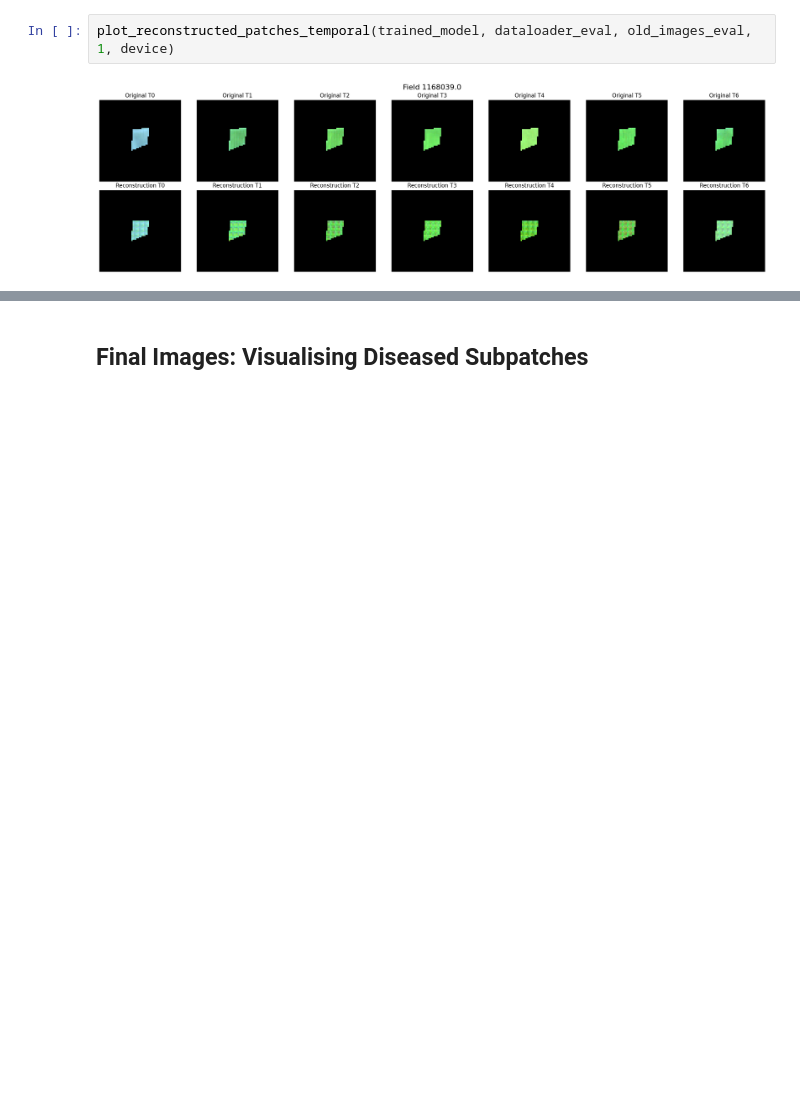
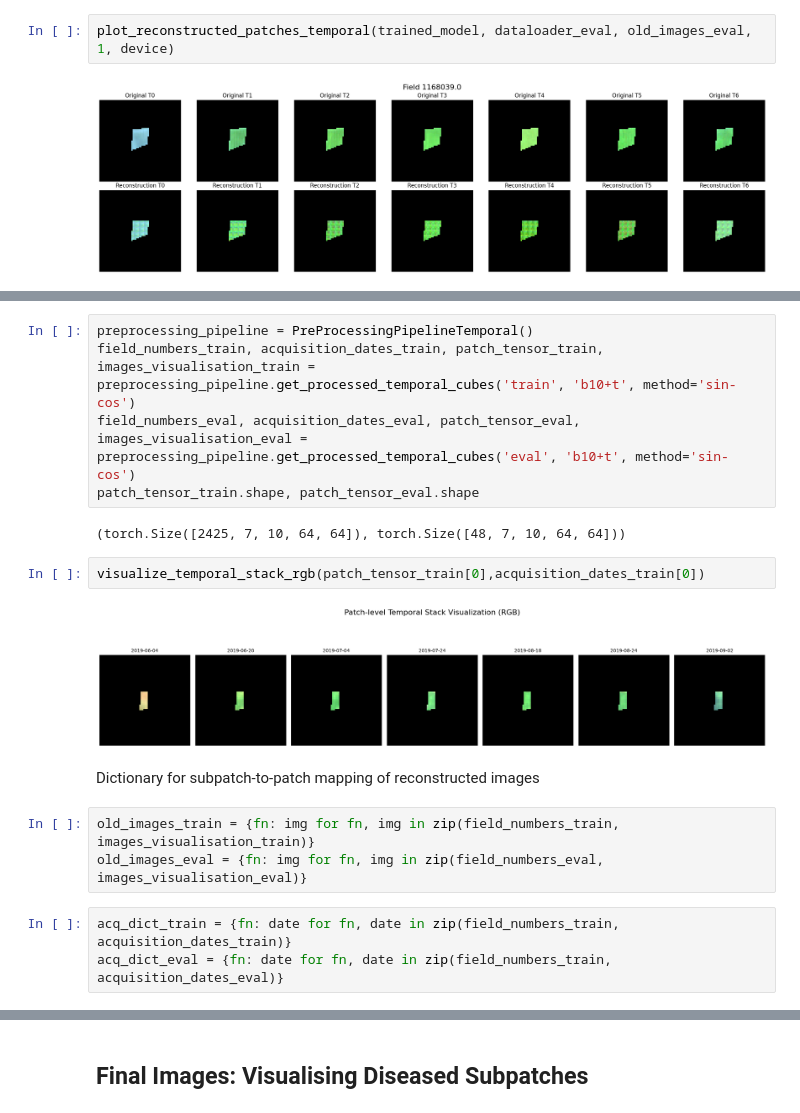
Before and after one commit to bhumikasadbhave/Master-Thesis-SITS, a Jupyter notebook: Modeling/temporal_ae_time_encoding.ipynb, the cells around one changed output, grey strips where cells are left out. Saved outputs shown, nothing was run; the diff lists cells and outputs as text; blank space fills up the shorter version.

```diff
--- a/Modeling/temporal_ae_time_encoding.ipynb
+++ b/Modeling/temporal_ae_time_encoding.ipynb
@@ -308,0 +318,19 @@ plot_reconstructed_patches_temporal(trained_model, dataloader_eval, old_images_e
+# %%
+preprocessing_pipeline = PreProcessingPipelineTemporal()
+field_numbers_train, acquisition_dates_train, patch_tensor_train, images_visualisation_train = preprocessing_pipeline.get_processed_temporal_cubes('train', 'b10+t', method='sin-cos')
+field_numbers_eval, acquisition_dates_eval, patch_tensor_eval, images_visualisation_eval = preprocessing_pipeline.get_processed_temporal_cubes('eval', 'b10+t', method='sin-cos')
+patch_tensor_train.shape, patch_tensor_eval.shape
+# %% [output]
+(torch.Size([2425, 7, 10, 64, 64]), torch.Size([48, 7, 10, 64, 64]))
+# %%
+visualize_temporal_stack_rgb(patch_tensor_train[0],acquisition_dates_train[0])
+# %% [output]
+[figure, added]
+# %% [markdown]
+Dictionary for subpatch-to-patch mapping of reconstructed images
+# %%
+old_images_train = {fn: img for fn, img in zip(field_numbers_train, images_visualisation_train)}
+old_images_eval = {fn: img for fn, img in zip(field_numbers_eval, images_visualisation_eval)}
+# %%
+acq_dict_train = {fn: date for fn, date in zip(field_numbers_train, acquisition_dates_train)}
+acq_dict_eval = {fn: date for fn, date in zip(field_numbers_train, acquisition_dates_eval)}
```
Also changed, not shown: parts of 44 cells of this notebook, 3 other files.
